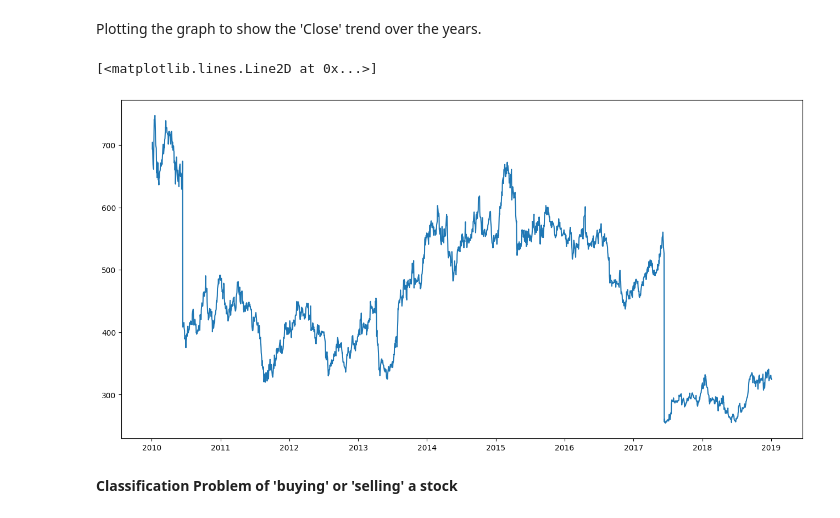
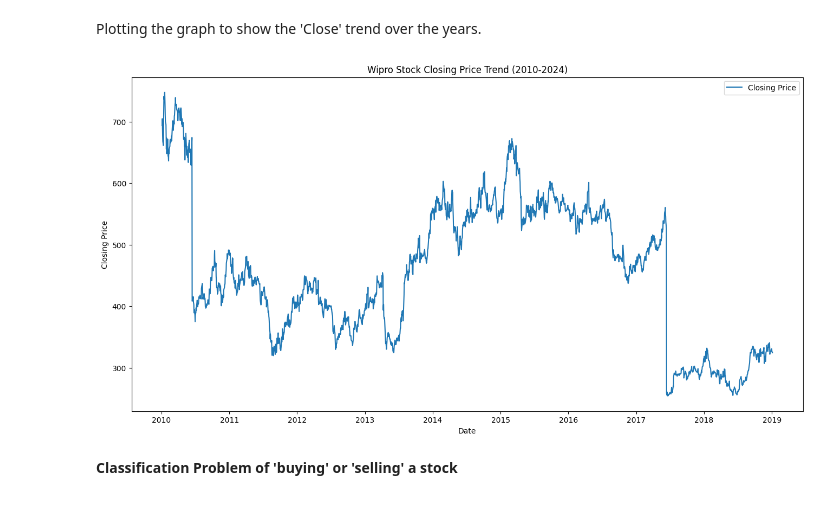
Before and after one commit to raikat105/stock-value-prediction, a Jupyter notebook: stock.ipynb, the cells around one changed output. Drawn from its saved outputs; the diff is of its cells as text; code cells hidden in the pictures.

```diff
--- a/stock.ipynb
+++ b/stock.ipynb
@@ -29,11 +29,15 @@ data.head(10) # displaying the first 10 rows of the dataset
 # %% [markdown]
 Plotting the graph to show the 'Close' trend over the years.
 # %%
-plt.figure(figsize=(16,8)) # specifying the size of the plot
+plt.figure(figsize=(16,8))
 plt.plot(data['Close'], label='Closing Price')
+plt.title('Wipro Stock Closing Price Trend (2010-2024)')
+plt.xlabel('Date')
+plt.ylabel('Closing Price')
+plt.legend()
+plt.show()
 # %% [output]
-[<matplotlib.lines.Line2D at 0x...>]
-[figure, old version]
+[figure, new version]
 # %% [markdown]
 **Classification Problem of 'buying' or 'selling' a stock**
 # %%
```
Also changed, not shown: parts of 5 cells of this notebook.
